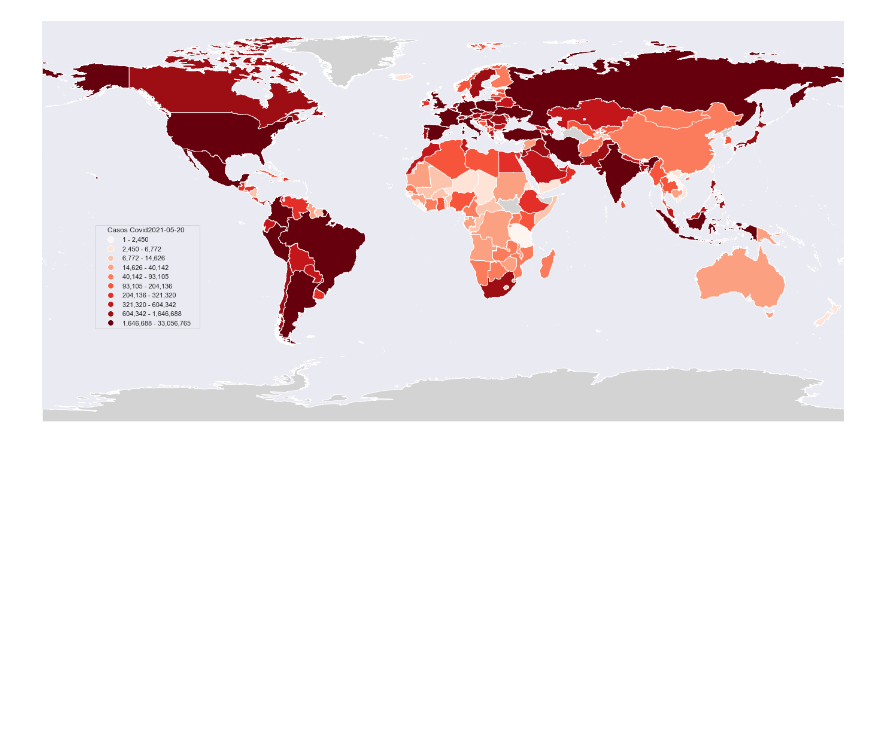
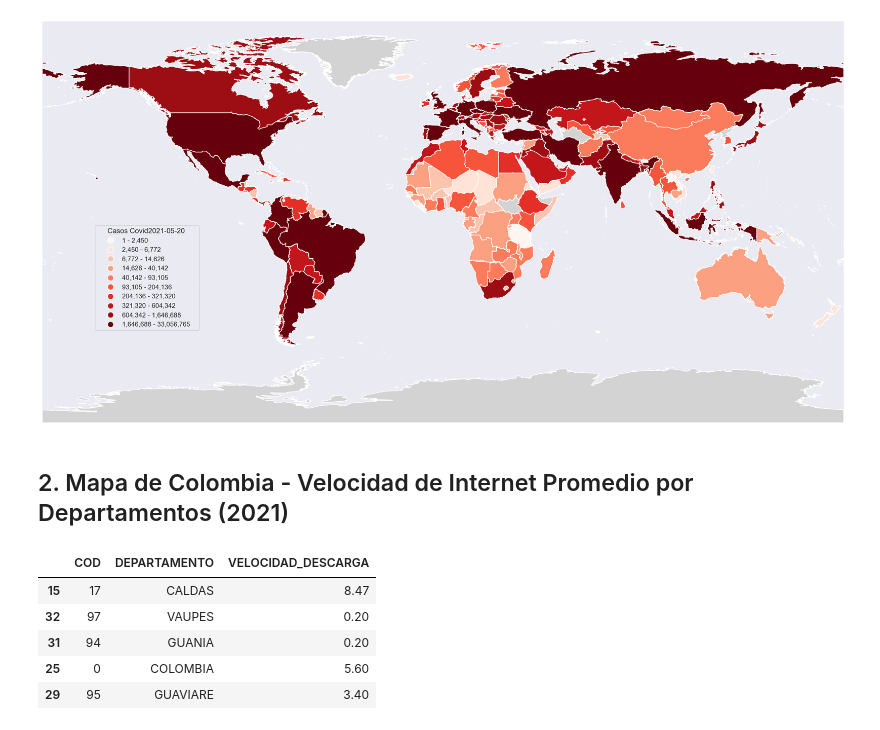
Before and after one commit to juanrinconp/Monitorias-Econometria, a Jupyter notebook: Monitoria-Notebooks/MapadeCalor.ipynb, the cells around one changed output. Saved outputs shown, nothing was run; the diff lists cells and outputs as text; code cells hidden in the pictures; blank space fills up the shorter version.

```diff
--- a/Monitoria-Notebooks/MapadeCalor.ipynb
+++ b/Monitoria-Notebooks/MapadeCalor.ipynb
@@ -174,3 +176,5 @@ mylegend = center_wrap(["Casos Covid" + str(date)], cwidth=32, width=32)
 MyChloropleth(mydf=covid1, myfile='owid-covid-data' + str(date), myvar='total_cases', mylegend=mylegend, scheme='Quantiles', k=10, save=False)
 # %% [output]
 [figure]
+# %% [markdown]
+## 2. Mapa de Colombia - Velocidad de Internet Promedio por Departamentos (2021)
@@ -176,0 +188,11 @@ MyChloropleth(mydf=covid1, myfile='owid-covid-data' + str(date), myvar='total_ca
+# %%
+
+inter = pd.read_excel(pathout + 'internetdpto.xlsx')
+inter.sample(5)
+# %% [output]
+|  | COD | DEPARTAMENTO | VELOCIDAD_DESCARGA |
+| 15 | 17 | CALDAS | 8.47 |
+| 32 | 97 | VAUPES | 0.20 |
+| 31 | 94 | GUANIA | 0.20 |
+| 25 | 0 | COLOMBIA | 5.60 |
+| 29 | 95 | GUAVIARE | 3.40 |
```
Also changed, not shown: parts of 9 cells of this notebook, 13 other files.
